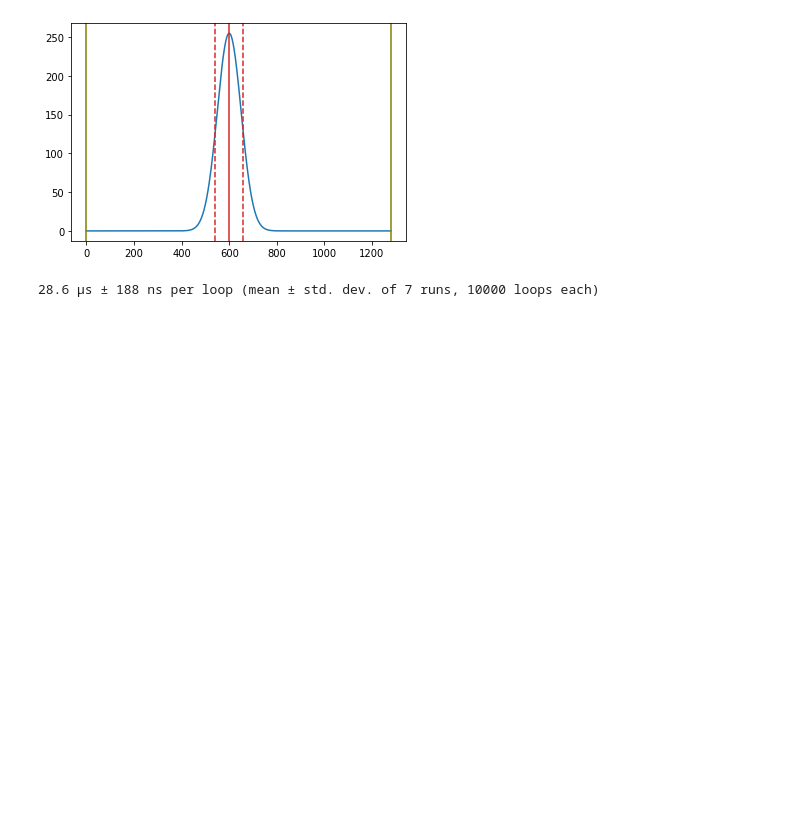
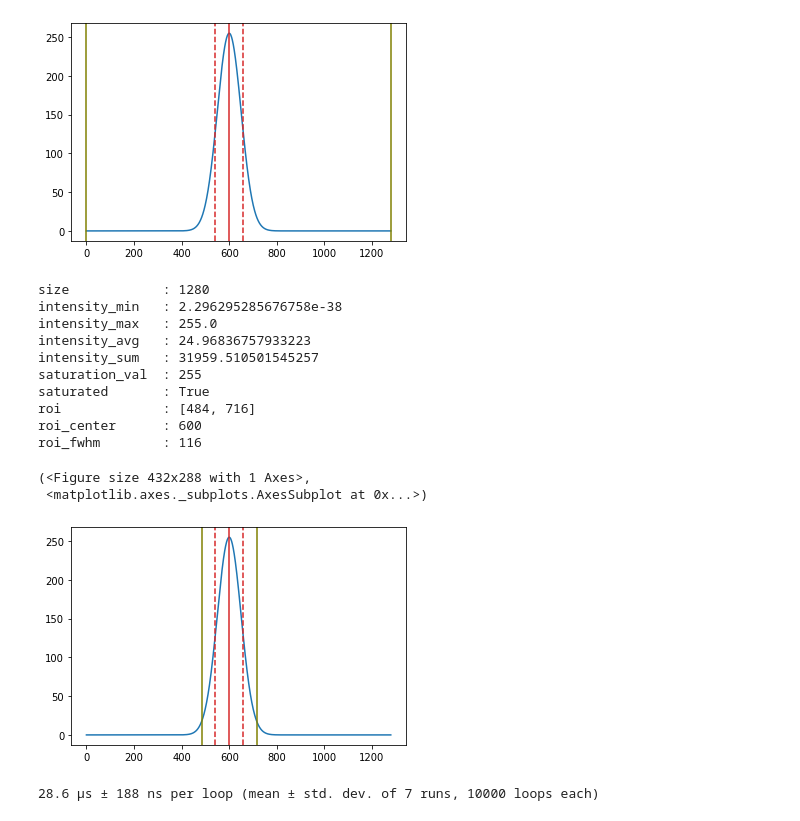
Before and after one commit to lnls-fac/mathphys, a Jupyter notebook: scripts/images.ipynb, the cells around one changed output. Saved outputs shown, nothing was run; the diff lists cells and outputs as text; code cells hidden in the pictures; blank space fills up the shorter version.

```diff
--- a/scripts/images.ipynb
+++ b/scripts/images.ipynb
@@ -194,6 +194,24 @@ roi_fwhm        : 116
 (<Figure size 432x288 with 1 Axes>,
  <matplotlib.axes._subplots.AxesSubplot at 0x...>)
 [figure]
+# %%
+img.update_roi_with_fwhm()
+print(img)
+img.imshow()
+# %% [output]
+size            : 1280
+intensity_min   : 2.296295285676758e-38
+intensity_max   : 255.0
+intensity_avg   : 24.96836757933223
+intensity_sum   : 31959.510501545257
+saturation_val  : 255
+saturated       : True
+roi             : [484, 716]
+roi_center      : 600
+roi_fwhm        : 116
+(<Figure size 432x288 with 1 Axes>,
+ <matplotlib.axes._subplots.AxesSubplot at 0x...>)
+[figure, added]
 # %%
 %timeit img = images.Image1D_ROI(data=data)
 # %% [output]
```
Also changed, not shown: parts of 9 cells of this notebook, 1 other file.
